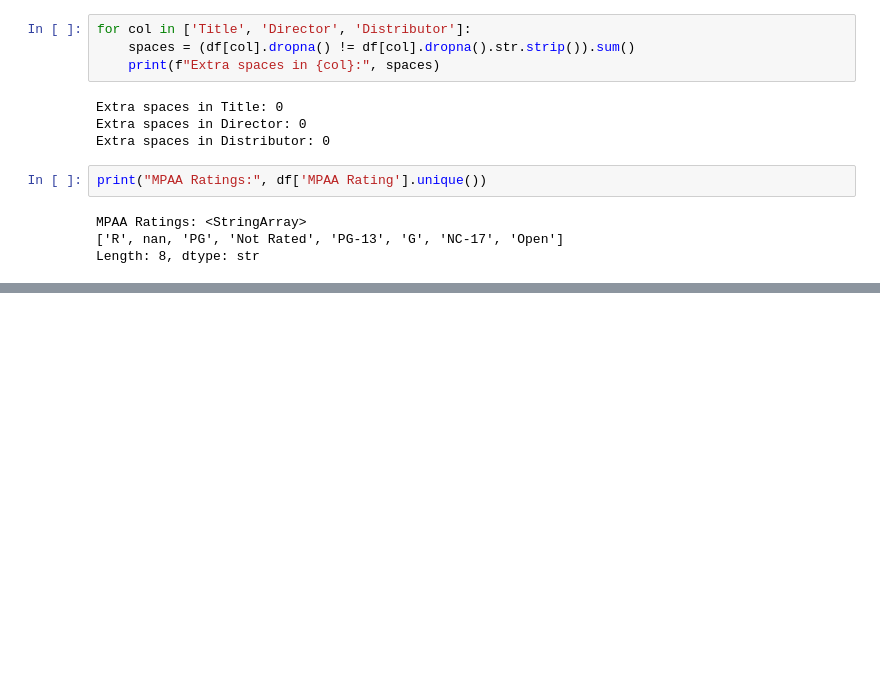
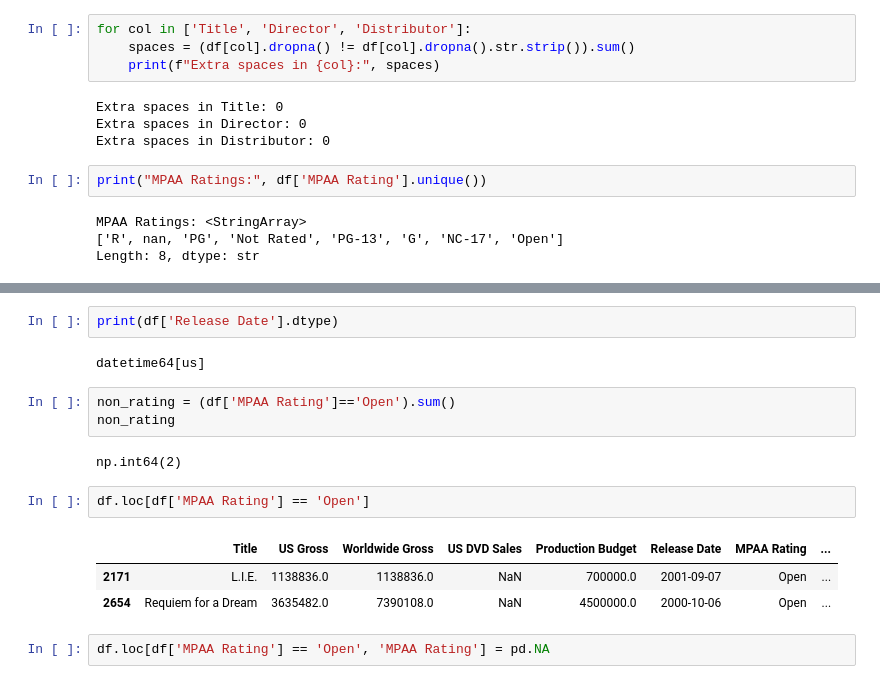
Before and after one commit to Danie1Alexandre/Lexicon---Python---AI, a Jupyter notebook: Data analysis and Visualisation/Project/project investigate a movies data set.ipynb, the cells around one changed output, grey strips where cells are left out. Drawn from its saved outputs; the diff is of its cells as text; blank space fills up the shorter version.

```diff
--- a/Data analysis and Visualisation/Project/project investigate a movies data set.ipynb
+++ b/Data analysis and Visualisation/Project/project investigate a movies data set.ipynb
@@ -143,0 +175,17 @@ Some movies had zero gross, which could be an error. On the other hand, if they
+# %%
+print(df['Release Date'].dtype)
+# %% [output]
+datetime64[us]
+# %%
+non_rating = (df['MPAA Rating']=='Open').sum()
+non_rating
+# %% [output]
+np.int64(2)
+# %%
+df.loc[df['MPAA Rating'] == 'Open']
+# %% [output]
+|  | Title | US Gross | Worldwide Gross | US DVD Sales | Production Budget | Release Date | MPAA Rating | ... |
+| 2171 | L.I.E. | 1138836.0 | 1138836.0 | NaN | 700000.0 | 2001-09-07 | Open | ... |
+| 2654 | Requiem for a Dream | 3635482.0 | 7390108.0 | NaN | 4500000.0 | 2000-10-06 | Open | ... |
+# %%
+df.loc[df['MPAA Rating'] == 'Open', 'MPAA Rating'] = pd.NA
```
Also changed, not shown: parts of 13 cells of this notebook.
